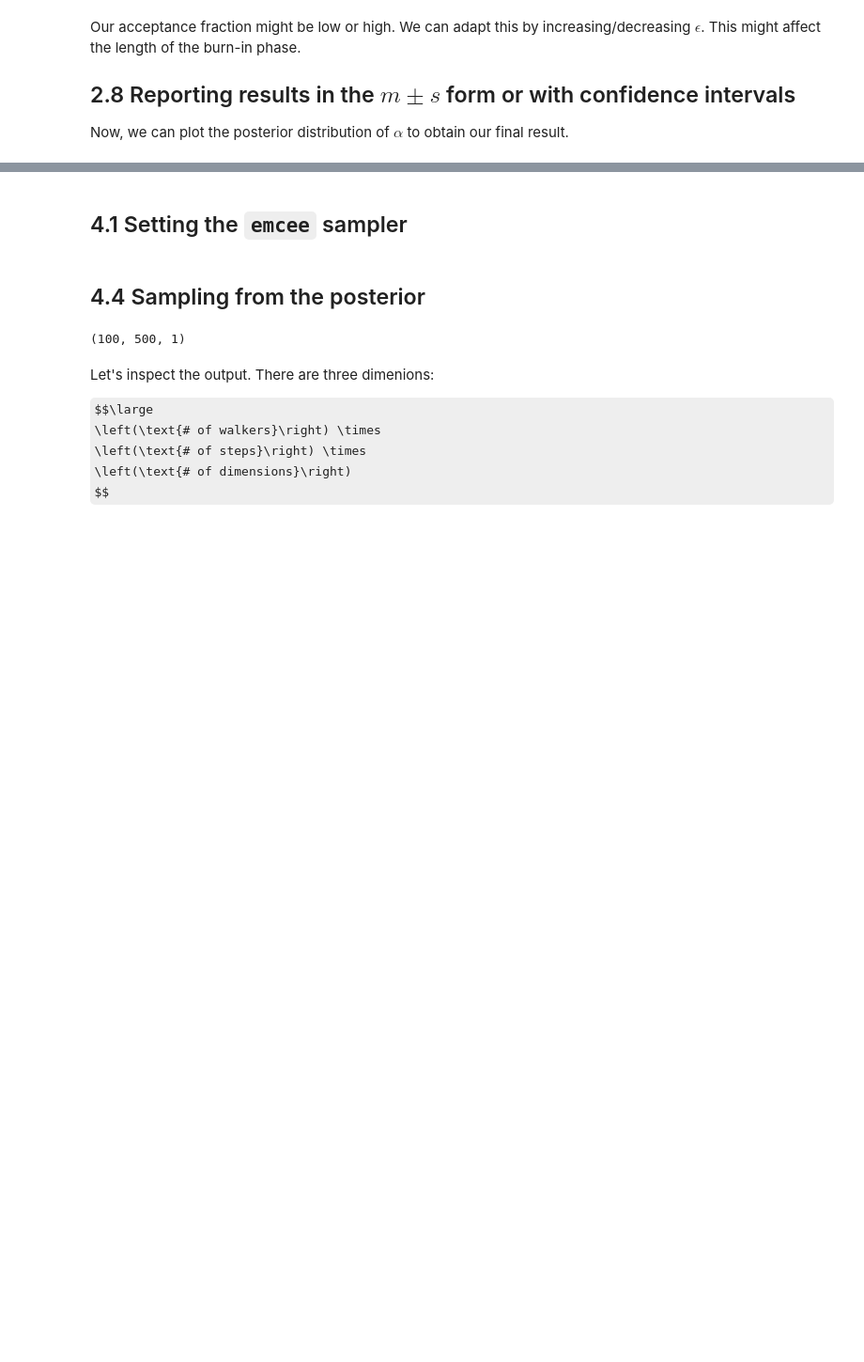
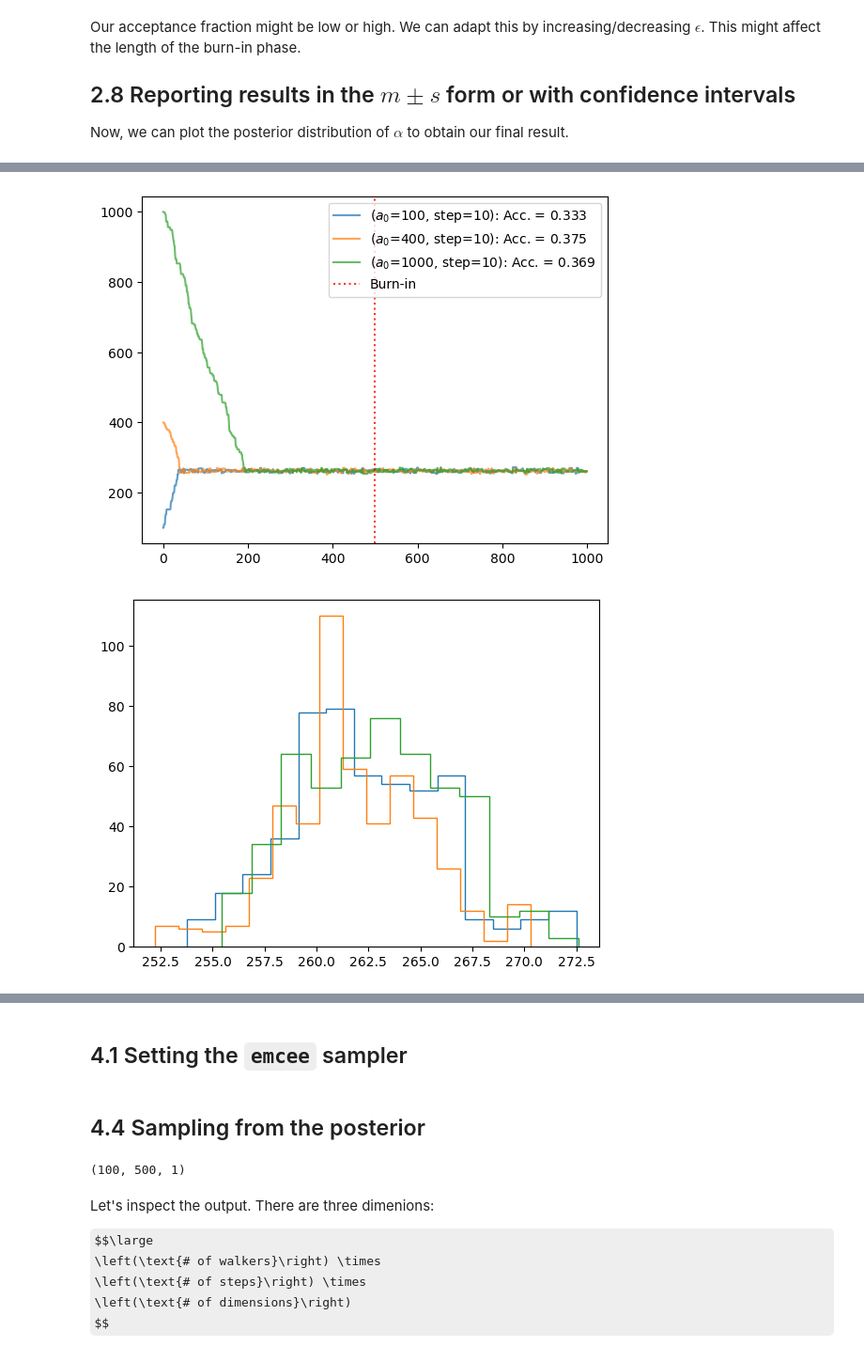
Before and after one commit to astrostatistics-in-crete/2023_summer_school, a Jupyter notebook: MCMC/MCMC_S.ipynb, the cells around one changed output, grey strips where cells are left out. Shown at 94% size. Cells and saved outputs as stored; diff of their text form; code cells hidden in the pictures; some formulas as TeX source; blank space fills up the shorter version.

```diff
--- a/MCMC/MCMC_S.ipynb
+++ b/MCMC/MCMC_S.ipynb
@@ -269,0 +297,30 @@ median +hi -lo |  265.549 +3.775 -2.190
+# %%
+step_size = 10.0   # our initial guess
+
+alpha_0s = [100.0, 400.0, 1000.0]  # pick the initial guesses
+step_sizes = [step_size] * 3       # pick an appropriate step size
+
+N_steps = 1000
+n_burnin = 500   # pick a value that is "safe" for all chains
+
+# make all chains
+chains = [metro_hastings(ln_posterior, alpha_0, args=[sample_1], step_size=step_size, N_steps=N_steps, verbose=False)
+          for alpha_0, step_size in zip(alpha_0s, step_sizes)]
+converged_chains = [chain[n_burnin:] for chain in chains]
+
+# plot the chains and samples
+plt.figure()
+for alpha_0, step_size, chain, converged_chain in zip(alpha_0s, step_sizes, chains, converged_chains):
+    acceptance_fraction = np.mean(converged_chain[:-1] != converged_chain[1:])
+    plt.plot(chain, alpha=0.7, label=f"($a_0$={alpha_0:.6g}, step={step_size:.6g}): Acc. = {acceptance_fraction:.3f}")
+plt.axvline(n_burnin, color="r", ls=":", alpha=0.8, label="Burn-in")
+plt.legend(loc="upper right")
+plt.show()
+
+plt.figure()
+for alpha_0, step_size, converged_chain in zip(alpha_0s, step_sizes, converged_chains):
+    plt.hist(converged_chain, bins="fd", histtype="step")
+plt.show()
+# %% [output]
+[figure, added]
+[figure, added]
```
Also changed, not shown: parts of 11 cells of this notebook.
